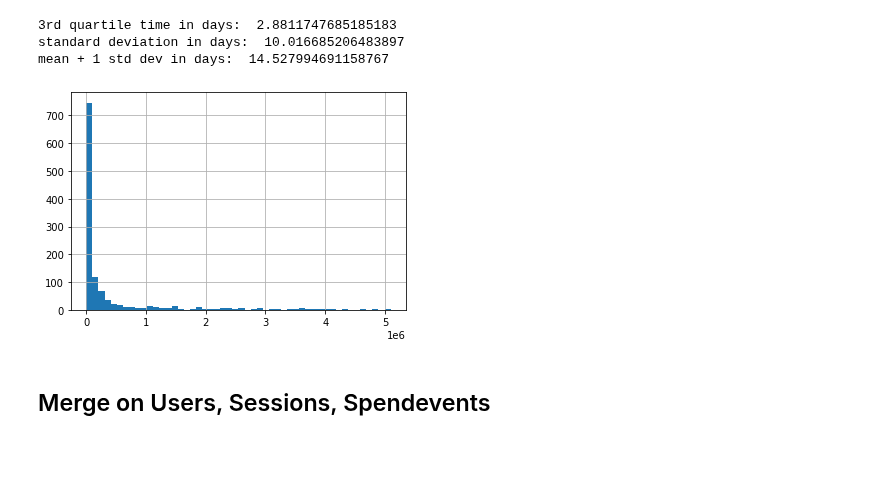
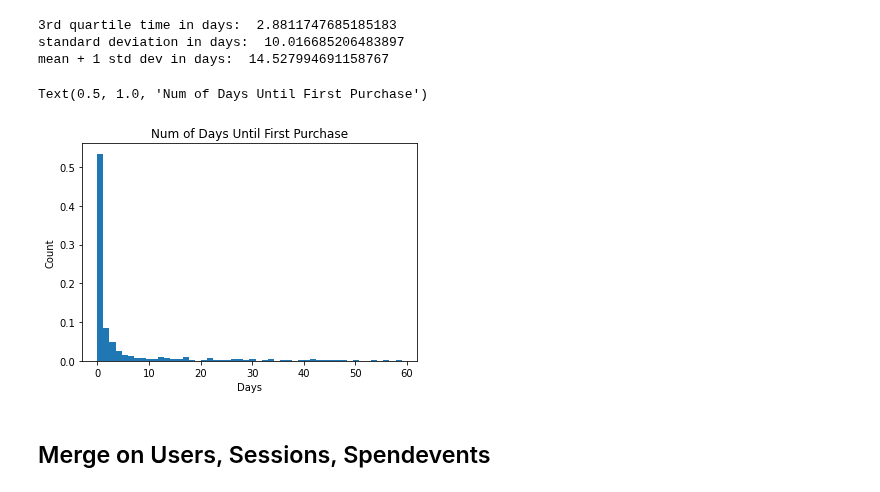
Before and after one commit to ericyeonpark/pg_data_exploratory_analysis, a Jupyter notebook: data_exploration_Eric_Park.ipynb, the cells around one changed output. Cells and saved outputs as stored; diff of their text form; code cells hidden in the pictures; blank space fills up the shorter version.

Commit message:
updated graph for num of days until first purchase

```diff
--- a/data_exploration_Eric_Park.ipynb
+++ b/data_exploration_Eric_Park.ipynb
@@ -588,8 +591,16 @@ mean + 1 std dev in days:  14.527994691158767
 # %%
+# dataframe of the purchase time in days
+df_purch_times_days = df_purch_times/60/60/24
+
 # the distribution is skewed right. We can see that the average time actually covers most of the distribution
-df_purch_times[0].hist(bins=50);
+fig, ax = plt.subplots()
+n, bins, patches = ax.hist(df_purch_times_days[0], 50, density=True)
+ax.set_xlabel('Days')
+ax.set_ylabel('Count')
+ax.set_title('Num of Days Until First Purchase')
 # %% [output]
+Text(0.5, 1.0, 'Num of Days Until First Purchase')
-[figure, old version]
+[figure, new version]
 # %% [markdown]
 ## Merge on Users, Sessions, Spendevents
 # %% [markdown]
```
Also changed, not shown: parts of 1 cell of this notebook.
